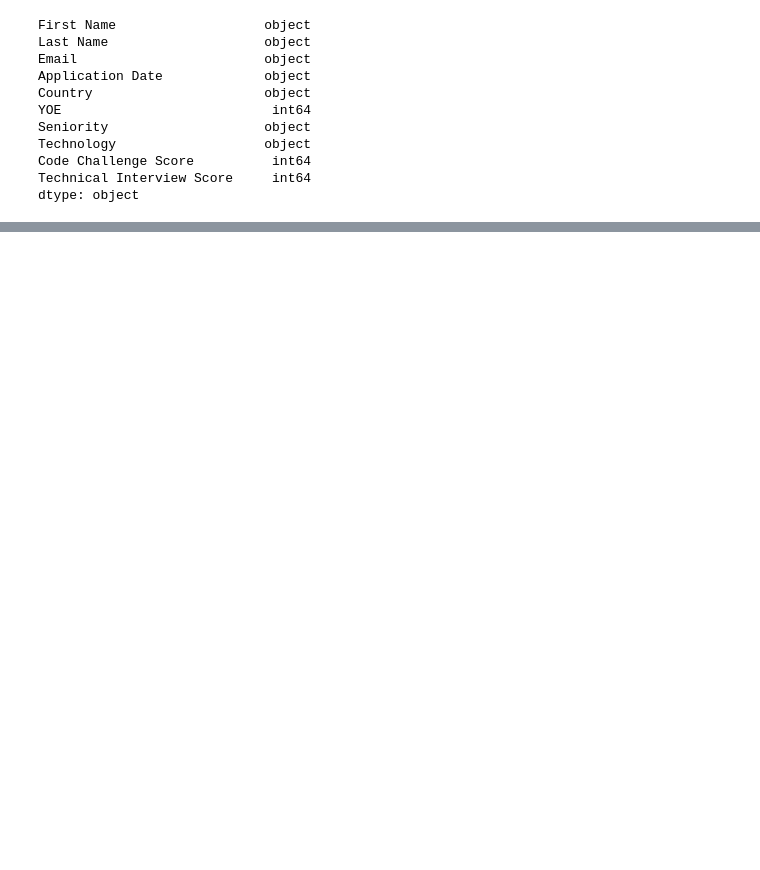
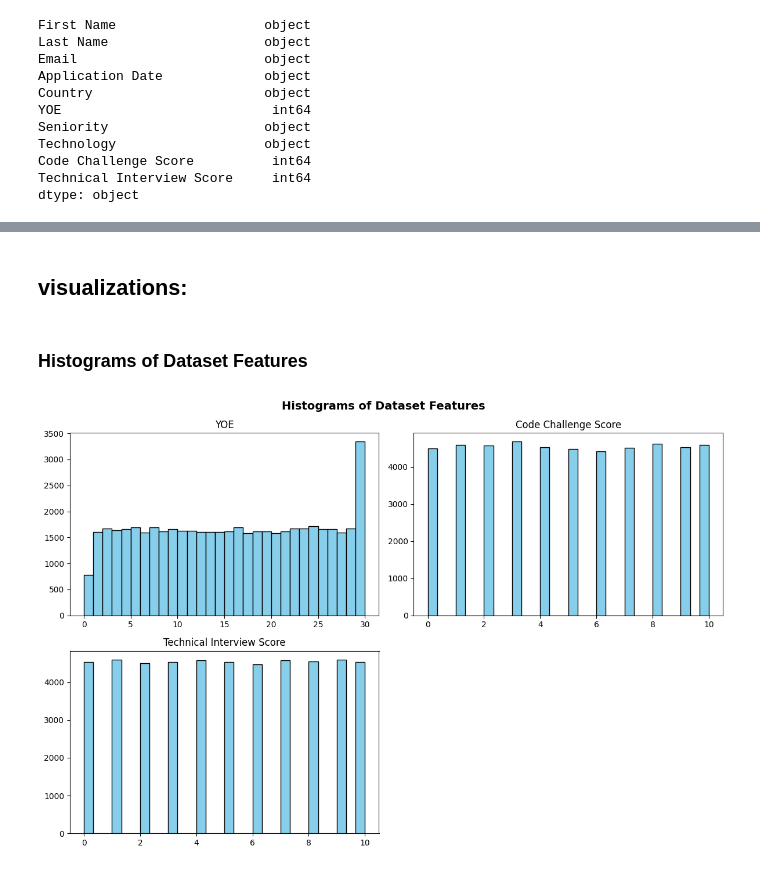
Before and after one commit to JuanDavidDazaR/Workshop--001-Data-engineer, a Jupyter notebook: notebooks/002_EDA.ipynb, the cells around one changed output, grey strips where cells are left out. Saved outputs shown, nothing was run; the diff lists cells and outputs as text; code cells hidden in the pictures; blank space fills up the shorter version.

```diff
--- a/notebooks/002_EDA.ipynb
+++ b/notebooks/002_EDA.ipynb
@@ -101,0 +119,2 @@ dtype: object
+# %%
+df["Application Date"] = pd.to_datetime(df["Application Date"])
@@ -173,0 +213,17 @@ plt.show()
+# %% [markdown]
+## visualizations:
+# %% [markdown]
+### Histograms of Dataset Features
+# %%
+
+df_filtered_without_ApplicationDate= df.drop(columns=["Application Date"])
+
+
+df_filtered_without_ApplicationDate.hist(figsize=(12, 8), bins=30, color="skyblue", edgecolor="black", grid=False)
+
+plt.suptitle("Histograms of Dataset Features", fontsize=14, fontweight="bold")
+plt.tight_layout()
+
+plt.show()
+# %% [output]
+[figure, added]
```
Also changed, not shown: parts of 85 cells of this notebook, 5 other files.
